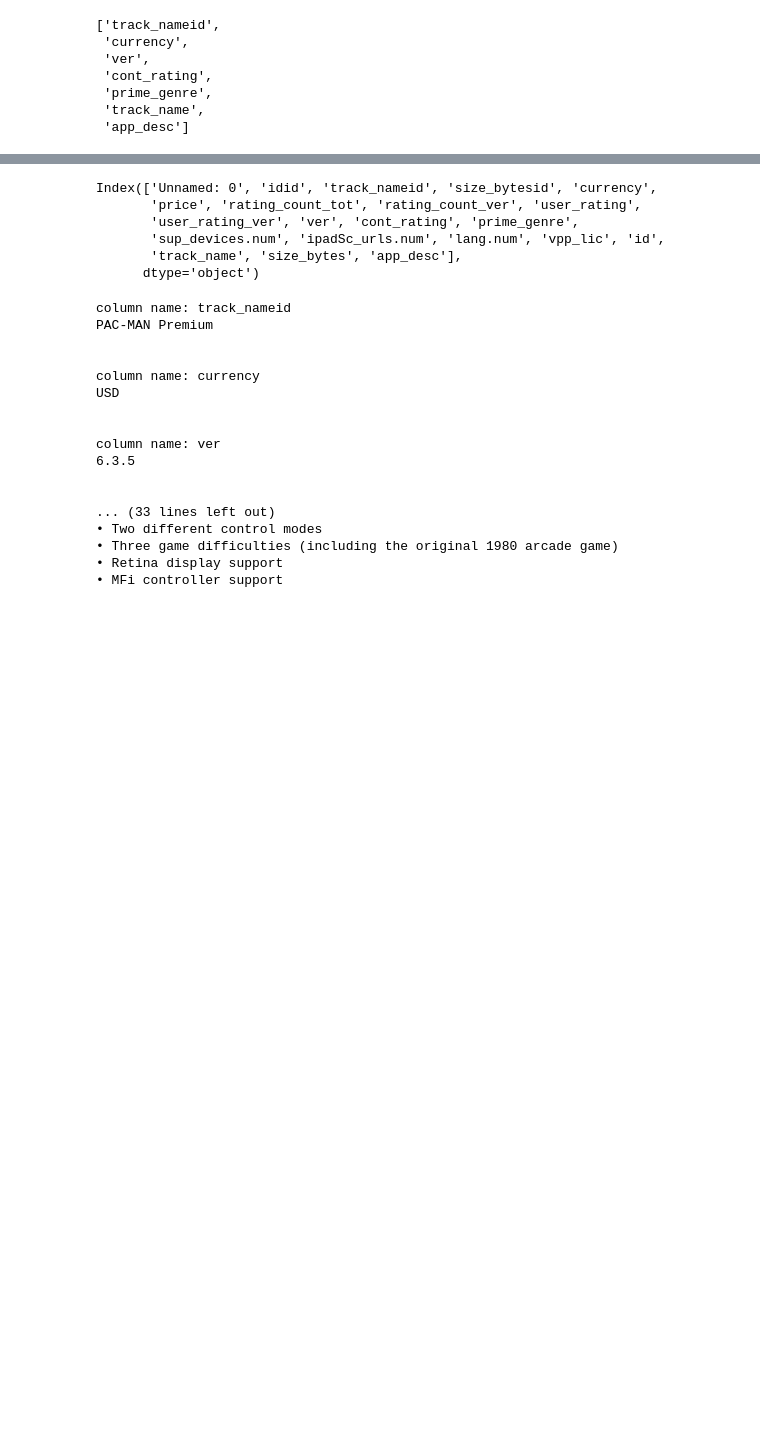
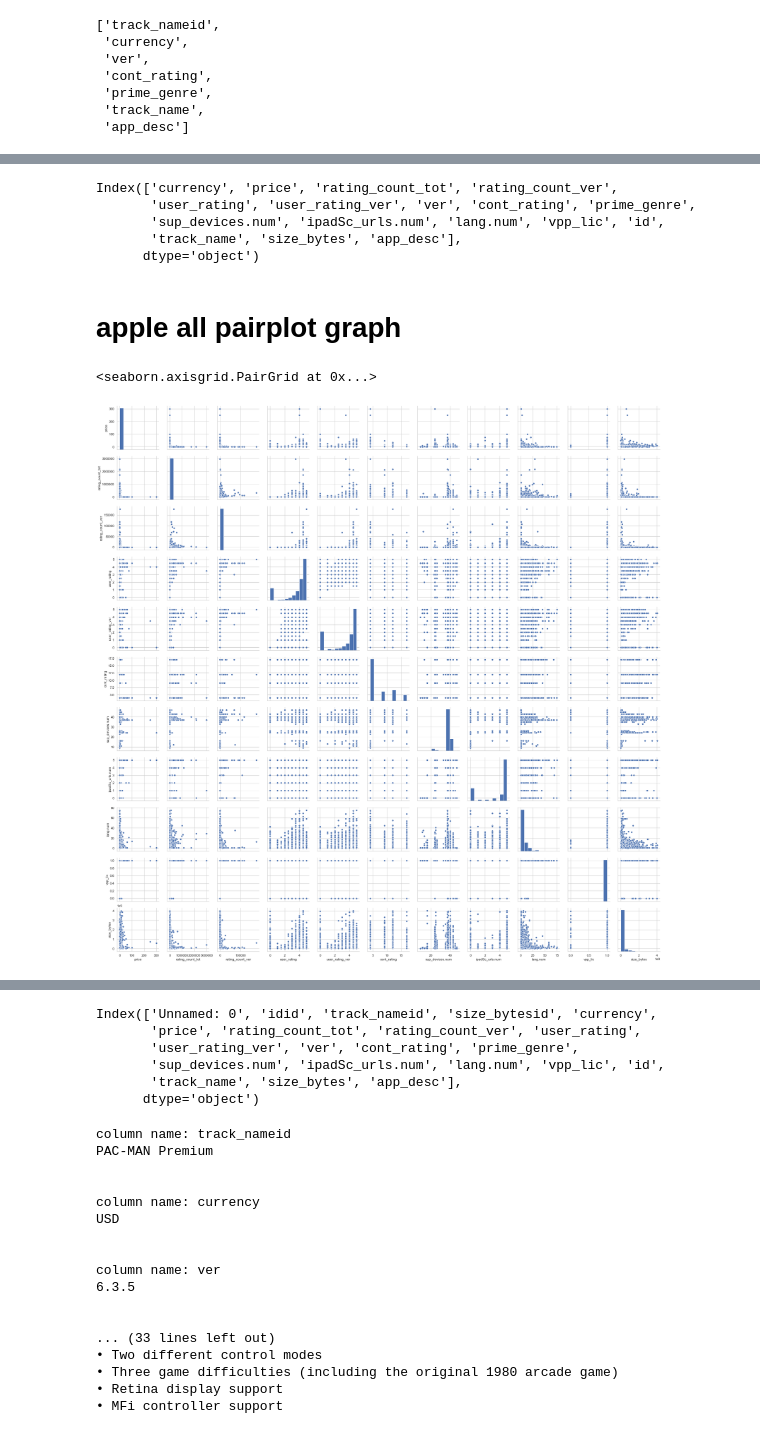
Before and after one commit to trevohearn/nyc-mhtn-ds-010620-lectures, a Jupyter notebook: Final_Project/AppPlatformAnalysis.ipynb, the cells around one changed output, grey strips where cells are left out. Cells and saved outputs as stored; diff of their text form; code cells hidden in the pictures; blank space fills up the shorter version.

```diff
--- a/Final_Project/AppPlatformAnalysis.ipynb
+++ b/Final_Project/AppPlatformAnalysis.ipynb
@@ -158,0 +174,15 @@ nograph
+# %%
+df_a_all2.columns
+# %% [output]
+Index(['currency', 'price', 'rating_count_tot', 'rating_count_ver',
+       'user_rating', 'user_rating_ver', 'ver', 'cont_rating', 'prime_genre',
+       'sup_devices.num', 'ipadSc_urls.num', 'lang.num', 'vpp_lic', 'id',
+       'track_name', 'size_bytes', 'app_desc'],
+      dtype='object')
+# %% [markdown]
+# apple all pairplot graph
+# %%
+sns.pairplot(df_a_all2.drop(columns=['id']))
+# %% [output]
+<seaborn.axisgrid.PairGrid at 0x...>
+[figure, added]
```
Also changed, not shown: parts of 23 cells of this notebook, 4 other files.
